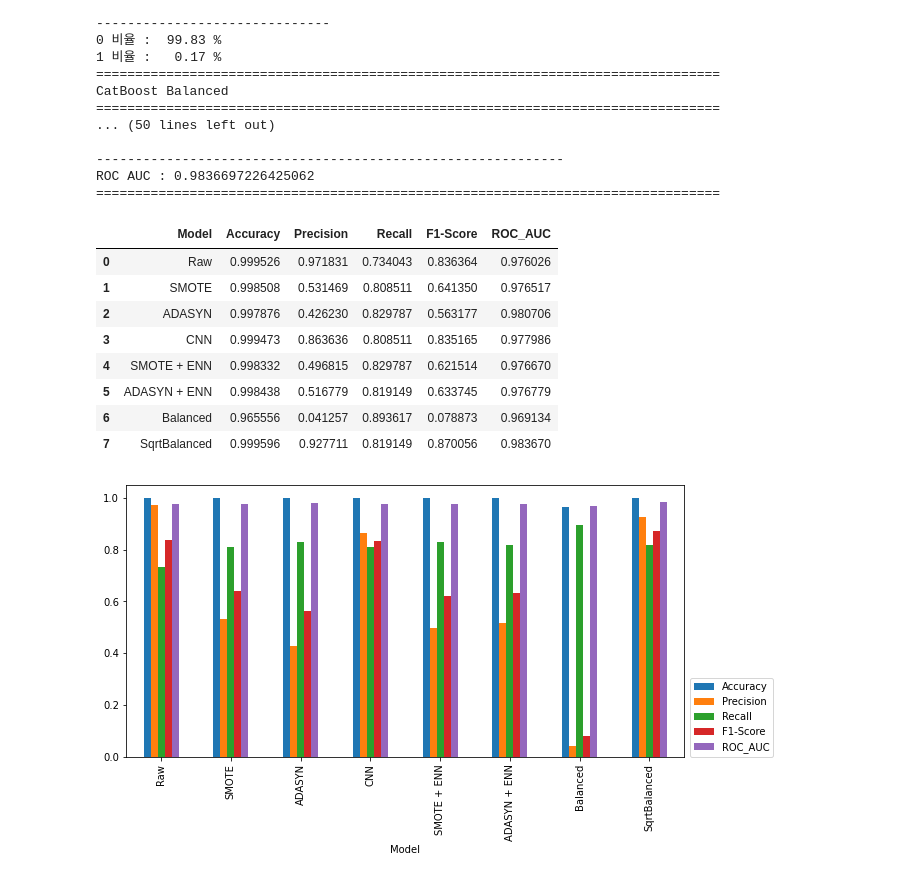
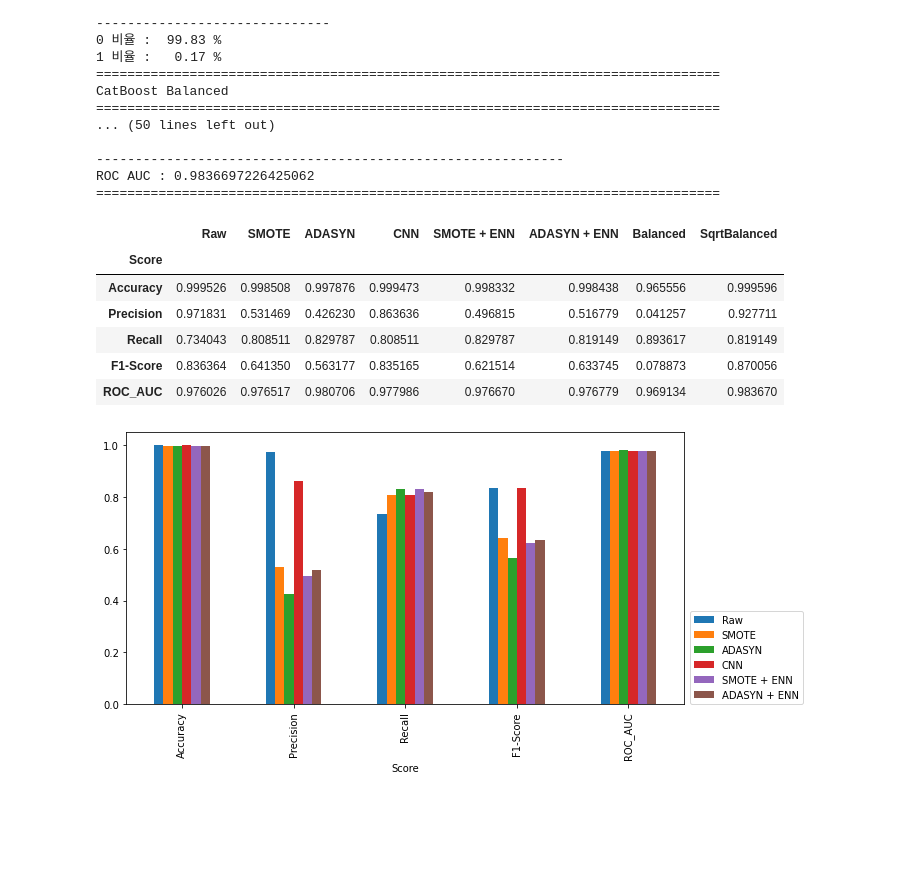
Before and after one commit to EnaJeong/kdigital-imbalanced-data-classification, a Jupyter notebook: Classification_CatBoost.ipynb, the cells around one changed output. Saved outputs shown, nothing was run; the diff lists cells and outputs as text; code cells hidden in the pictures; blank space fills up the shorter version.

```diff
--- a/Classification_CatBoost.ipynb
+++ b/Classification_CatBoost.ipynb
@@ -189,23 +189,20 @@ ROC AUC : 0.9836697226425062
 # %%
 cols = ['Accuracy', 'Precision', 'Recall', 'F1-Score', 'ROC_AUC']
 
-evaluation = pd.DataFrame.from_dict(results, orient='index', columns=cols)
-evaluation.index.set_names('Model', inplace=True)
-evaluation.reset_index(inplace=True)
+evaluation = pd.DataFrame(results, index=cols)
+evaluation.index.set_names('Score', inplace=True)
 evaluation
 # %% [output]
-|  | Model | Accuracy | Precision | Recall | F1-Score | ROC_AUC |
-| 0 | Raw | 0.999526 | 0.971831 | 0.734043 | 0.836364 | 0.976026 |
-| 1 | SMOTE | 0.998508 | 0.531469 | 0.808511 | 0.641350 | 0.976517 |
-| 2 | ADASYN | 0.997876 | 0.426230 | 0.829787 | 0.563177 | 0.980706 |
-| 3 | CNN | 0.999473 | 0.863636 | 0.808511 | 0.835165 | 0.977986 |
-| 4 | SMOTE + ENN | 0.998332 | 0.496815 | 0.829787 | 0.621514 | 0.976670 |
-| 5 | ADASYN + ENN | 0.998438 | 0.516779 | 0.819149 | 0.633745 | 0.976779 |
-| 6 | Balanced | 0.965556 | 0.041257 | 0.893617 | 0.078873 | 0.969134 |
-| 7 | SqrtBalanced | 0.999596 | 0.927711 | 0.819149 | 0.870056 | 0.983670 |
+|  | Raw | SMOTE | ADASYN | CNN | SMOTE + ENN | ADASYN + ENN | Balanced | SqrtBalanced |
+| Score |  |  |  |  |  |  |  |  |
+| Accuracy | 0.999526 | 0.998508 | 0.997876 | 0.999473 | 0.998332 | 0.998438 | 0.965556 | 0.999596 |
+| Precision | 0.971831 | 0.531469 | 0.426230 | 0.863636 | 0.496815 | 0.516779 | 0.041257 | 0.927711 |
+| Recall | 0.734043 | 0.808511 | 0.829787 | 0.808511 | 0.829787 | 0.819149 | 0.893617 | 0.819149 |
+| F1-Score | 0.836364 | 0.641350 | 0.563177 | 0.835165 | 0.621514 | 0.633745 | 0.078873 | 0.870056 |
+| ROC_AUC | 0.976026 | 0.976517 | 0.980706 | 0.977986 | 0.976670 | 0.976779 | 0.969134 | 0.983670 |
 # %%
-evaluation.plot(x="Model", y=cols, kind="bar", figsize=(10, 5))
+evaluation.plot(y=X_samples.keys(), kind="bar", figsize=(10, 5))
 plt.legend(loc=(1.01, 0.))
 plt.show()
 # %% [output]
-[figure, old version]
+[figure, new version]
```
Also changed, not shown: 1 other file.
